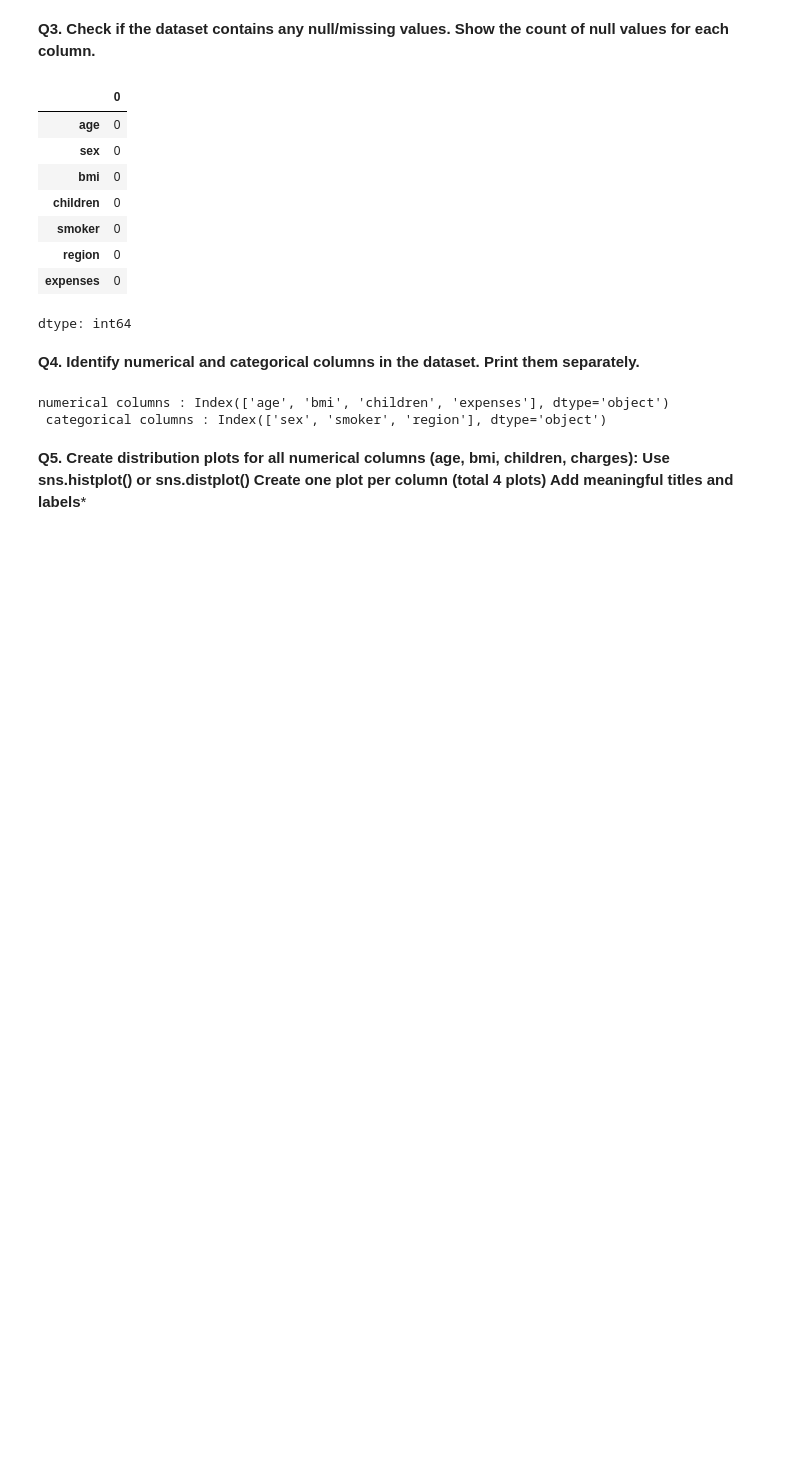
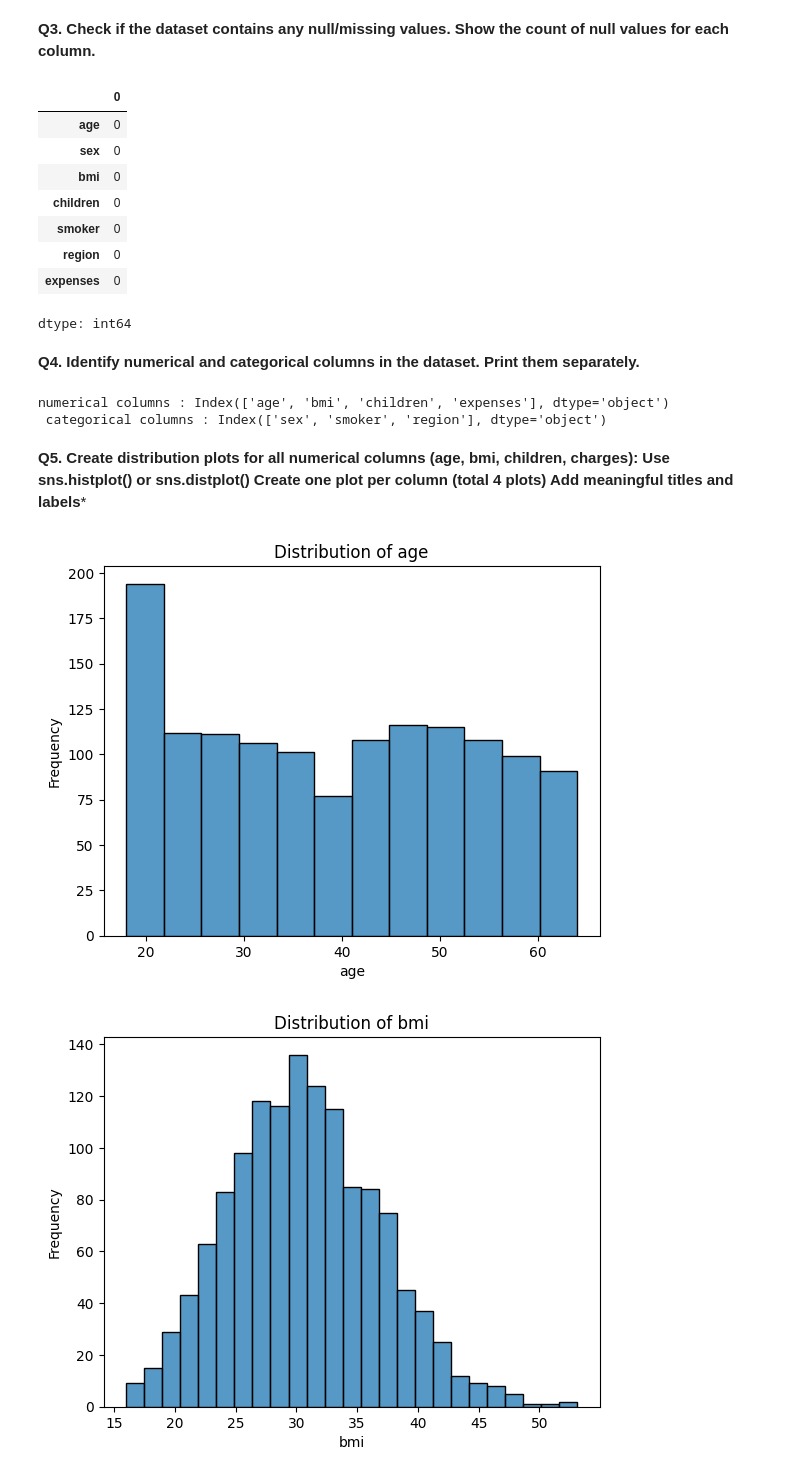
Before and after one commit to vaibhavkatex/The-Internship-2026, a Jupyter notebook: Session__16.ipynb, the cells around one changed output. Cells and saved outputs as stored; diff of their text form; code cells hidden in the pictures; blank space fills up the shorter version.

```diff
--- a/Session__16.ipynb
+++ b/Session__16.ipynb
@@ -124,3 +124,16 @@ charges):
 Use sns.histplot() or sns.distplot()
 Create one plot per column (total 4 plots)
 Add meaningful titles and labels***
+# %%
+num_cols = ['age', 'bmi', 'children', 'expenses']
+
+for col in num_cols:
+
+    sns.histplot(df[col])
+    plt.title(f'Distribution of {col}')
+    plt.xlabel(col)
+    plt.ylabel('Frequency')
+    plt.show()
+# %% [output]
+[figure, added]
+[figure, added]
```
Also changed, not shown: parts of 4 cells of this notebook.
